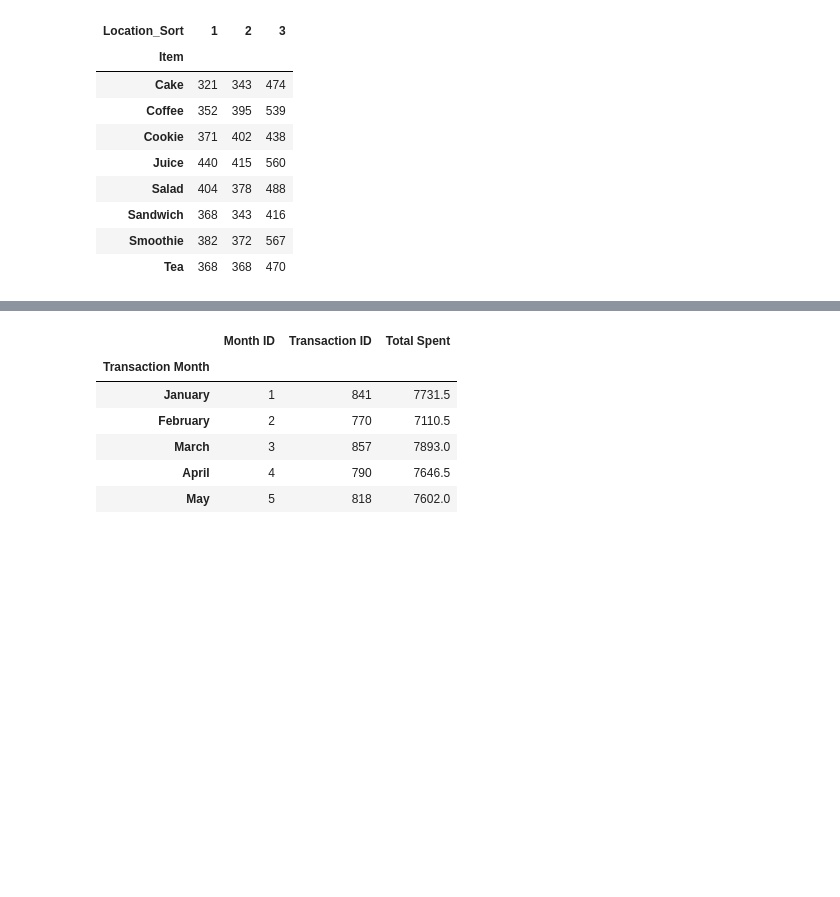
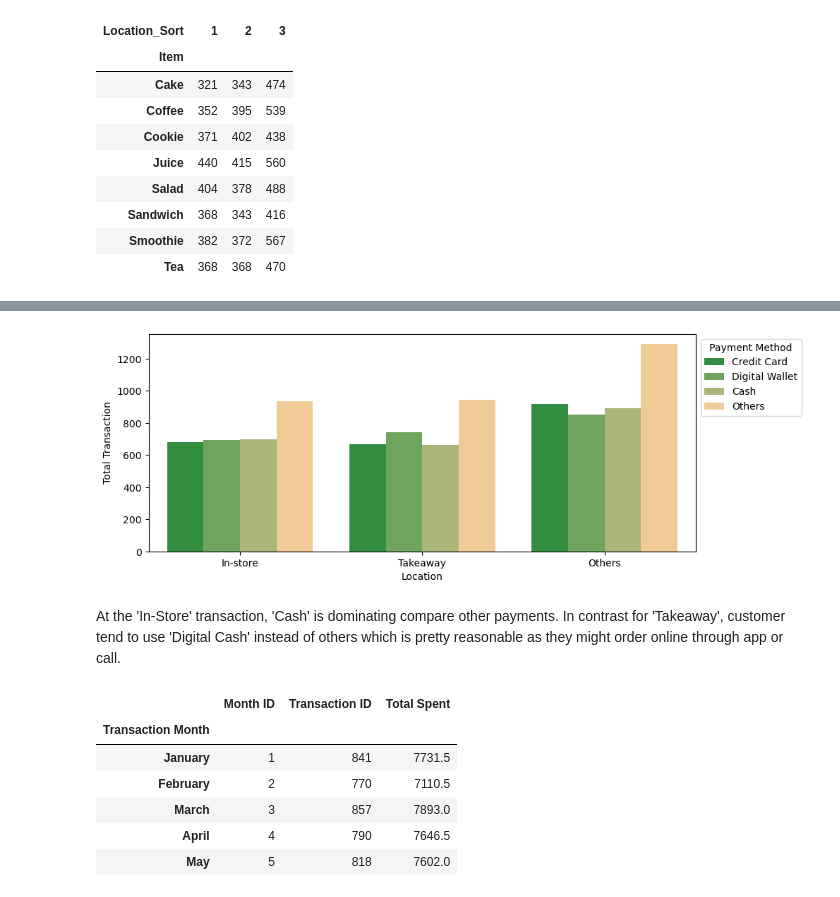
Before and after one commit to jeeenss/Data-Analysis-with-Python, a Jupyter notebook: Cafe_Sales/cafe_sales_analysis.ipynb, the cells around one changed output, grey strips where cells are left out. Cells and saved outputs as stored; diff of their text form; code cells hidden in the pictures; blank space fills up the shorter version.

```diff
--- a/Cafe_Sales/cafe_sales_analysis.ipynb
+++ b/Cafe_Sales/cafe_sales_analysis.ipynb
@@ -1224,0 +1230,4 @@ Let's assume that Others is not exist option for all those items. Then, there is
+# %%
+corr_locatio_paymethod = df.groupby(['Location_Sort','Payment Method'])['Transaction ID'].count().reset_index()
+corr_locatio_paymethod = corr_locatio_paymethod.sort_values(by=['Location_Sort','Transaction ID'], ascending=[True, True])
+corr_locatio_paymethod
@@ -1225,3 +1248,16 @@ Let's assume that Others is not exist option for all those items. Then, there is
+# %%
+plt.subplots(figsize=(10,4))
+xlabels = list(sorted_loc.keys())
+ax = sns.barplot(corr_locatio_paymethod, x="Location_Sort", y="Transaction ID", hue="Payment Method", palette='blend:#219E37,#FFCE88' )
+plt.ylabel('Total Transaction')
+plt.xlabel('Location')
+ax.set_xticklabels(xlabels)
+sns.move_legend(ax, "upper left", bbox_to_anchor=(1, 1))
+plt.show()
+# %% [output]
+[figure, added]
+# %% [markdown]
+At the 'In-Store' transaction, 'Cash' is dominating compare other payments. In contrast for 'Takeaway', customer tend to use 'Digital Cash' instead of others which is pretty reasonable as they might order online through app or call.
 # %%
 result = df.groupby(['Transaction Month','Month ID'], as_index=False).agg({'Transaction ID': 'count','Total Spent':'sum'}).sort_values(['Month ID'], ascending=True)
 result = result.set_index('Transaction Month')
```
Also changed, not shown: parts of 9 cells of this notebook.
